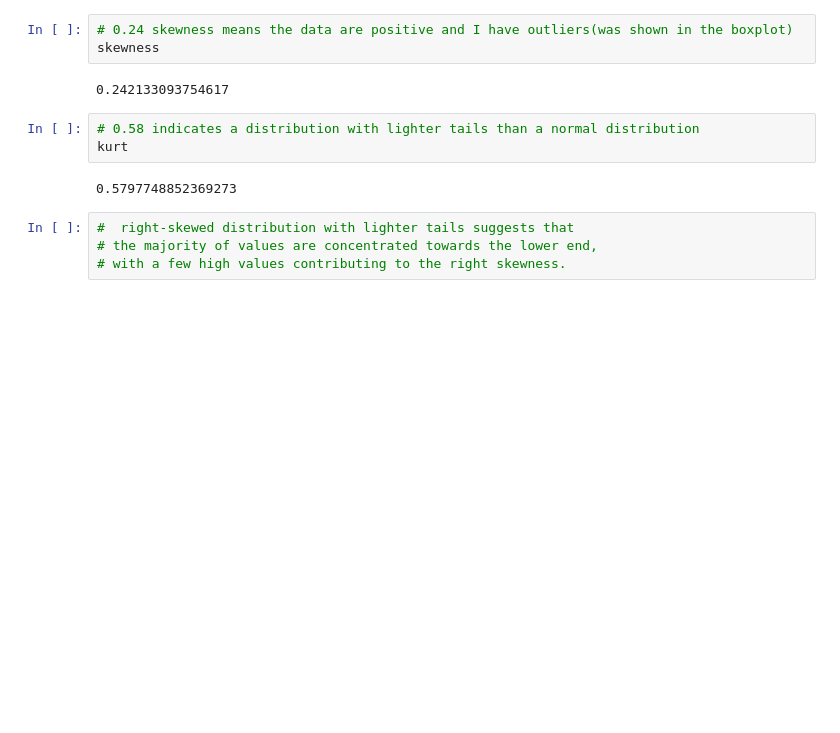
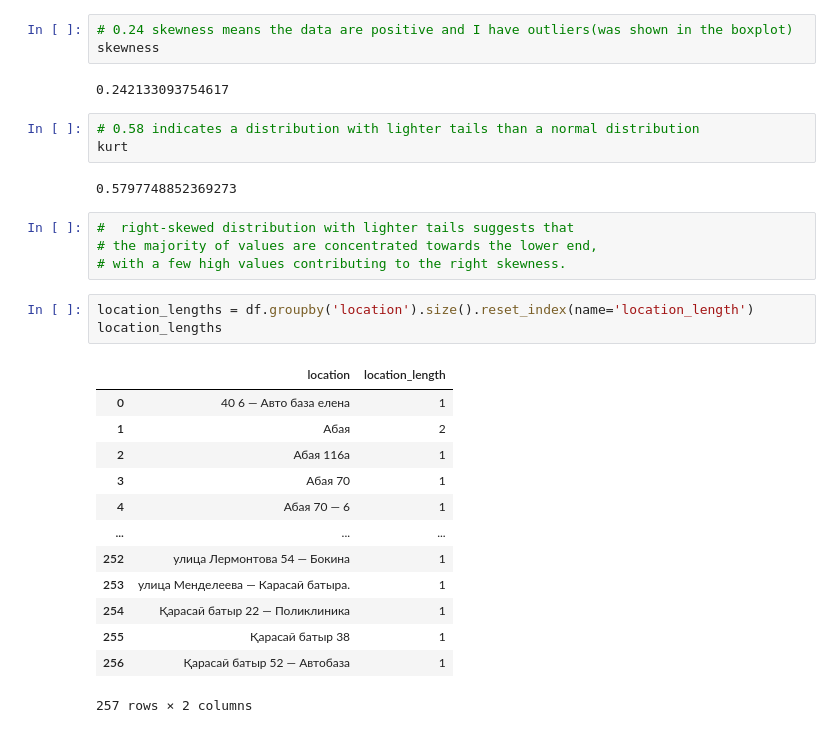
Before and after one commit to gulaiymberdibek/krisha.kz-houses, a Jupyter notebook: Talgar_houses_analysis.ipynb, the cells around one changed output. Cells and saved outputs as stored; diff of their text form; blank space fills up the shorter version.

```diff
--- a/Talgar_houses_analysis.ipynb
+++ b/Talgar_houses_analysis.ipynb
@@ -204,3 +204,20 @@ kurt
 #  right-skewed distribution with lighter tails suggests that
 # the majority of values are concentrated towards the lower end,
 # with a few high values contributing to the right skewness.
+# %%
+location_lengths = df.groupby('location').size().reset_index(name='location_length')
+location_lengths
+# %% [output]
+|  | location | location_length |
+| 0 | 40 6 — Авто база елена | 1 |
+| 1 | Абая | 2 |
+| 2 | Абая 116а | 1 |
+| 3 | Абая 70 | 1 |
+| 4 | Абая 70 — 6 | 1 |
+| ... | ... | ... |
+| 252 | улица Лермонтова 54 — Бокина | 1 |
+| 253 | улица Менделеева — Карасай батыра. | 1 |
+| 254 | Қарасай батыр 22 — Поликлиника | 1 |
+| 255 | Қарасай батыр 38 | 1 |
+| 256 | Қарасай батыр 52 — Автобаза | 1 |
+257 rows × 2 columns
```
Also changed, not shown: parts of 2 cells of this notebook.
